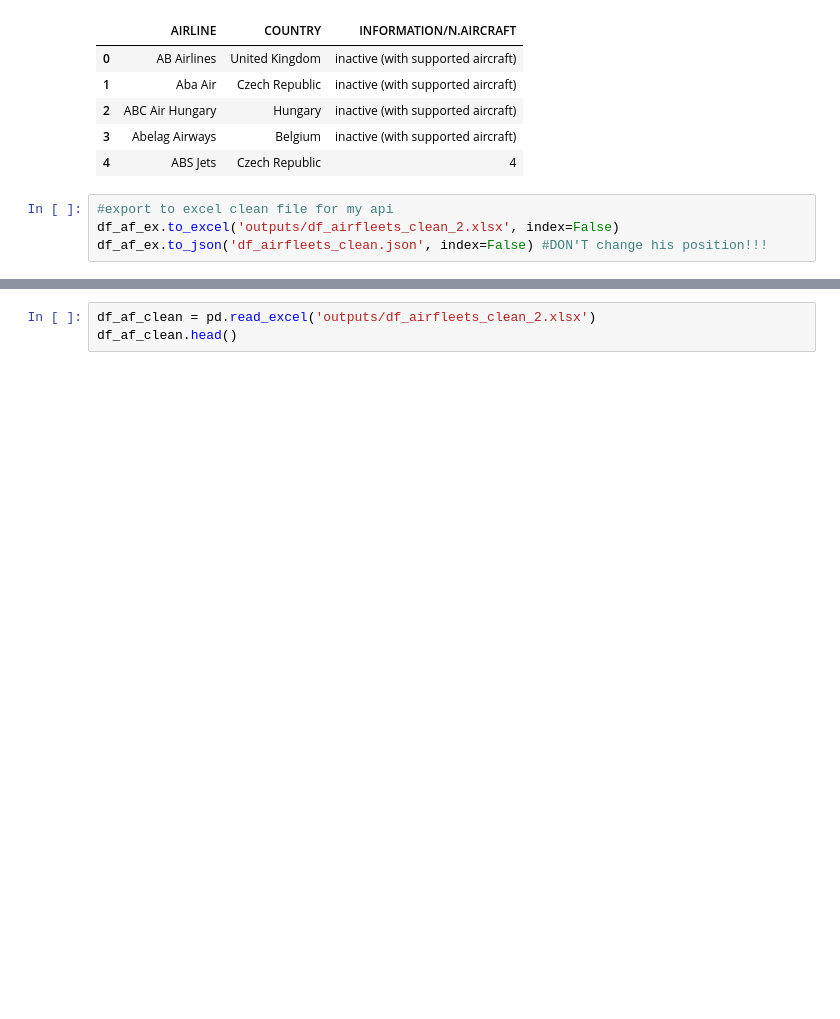
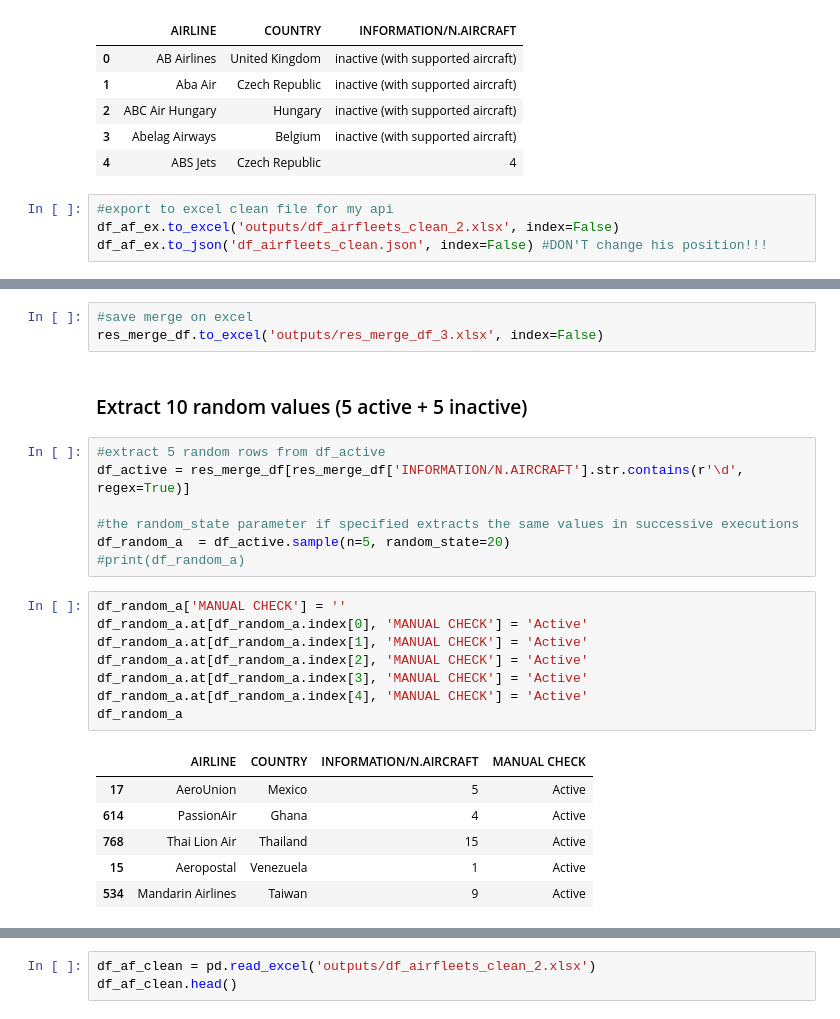
Before and after one commit to Laura1385/projectaircraft_api, a Jupyter notebook: main.ipynb, the cells around one changed output, grey strips where cells are left out. Cells and saved outputs as stored; diff of their text form; blank space fills up the shorter version.

```diff
--- a/main.ipynb
+++ b/main.ipynb
@@ -581,0 +528,27 @@ Su 1387 sono state trovate 864 compagnie aeree, di queste...
+# %%
+#save merge on excel
+res_merge_df.to_excel('outputs/res_merge_df_3.xlsx', index=False)
+# %% [markdown]
+### Extract 10 random values (5 active + 5 inactive)
+# %%
+#extract 5 random rows from df_active
+df_active = res_merge_df[res_merge_df['INFORMATION/N.AIRCRAFT'].str.contains(r'\d', regex=True)]
+
+#the random_state parameter if specified extracts the same values in successive executions
+df_random_a  = df_active.sample(n=5, random_state=20)
+#print(df_random_a)
+# %%
+df_random_a['MANUAL CHECK'] = ''
+df_random_a.at[df_random_a.index[0], 'MANUAL CHECK'] = 'Active'
+df_random_a.at[df_random_a.index[1], 'MANUAL CHECK'] = 'Active'
+df_random_a.at[df_random_a.index[2], 'MANUAL CHECK'] = 'Active'
+df_random_a.at[df_random_a.index[3], 'MANUAL CHECK'] = 'Active'
+df_random_a.at[df_random_a.index[4], 'MANUAL CHECK'] = 'Active'
+df_random_a
+# %% [output]
+|  | AIRLINE | COUNTRY | INFORMATION/N.AIRCRAFT | MANUAL CHECK |
+| 17 | AeroUnion | Mexico | 5 | Active |
+| 614 | PassionAir | Ghana | 4 | Active |
+| 768 | Thai Lion Air | Thailand | 15 | Active |
+| 15 | Aeropostal | Venezuela | 1 | Active |
+| 534 | Mandarin Airlines | Taiwan | 9 | Active |
```
Also changed, not shown: parts of 67 cells of this notebook, 5 other files.
